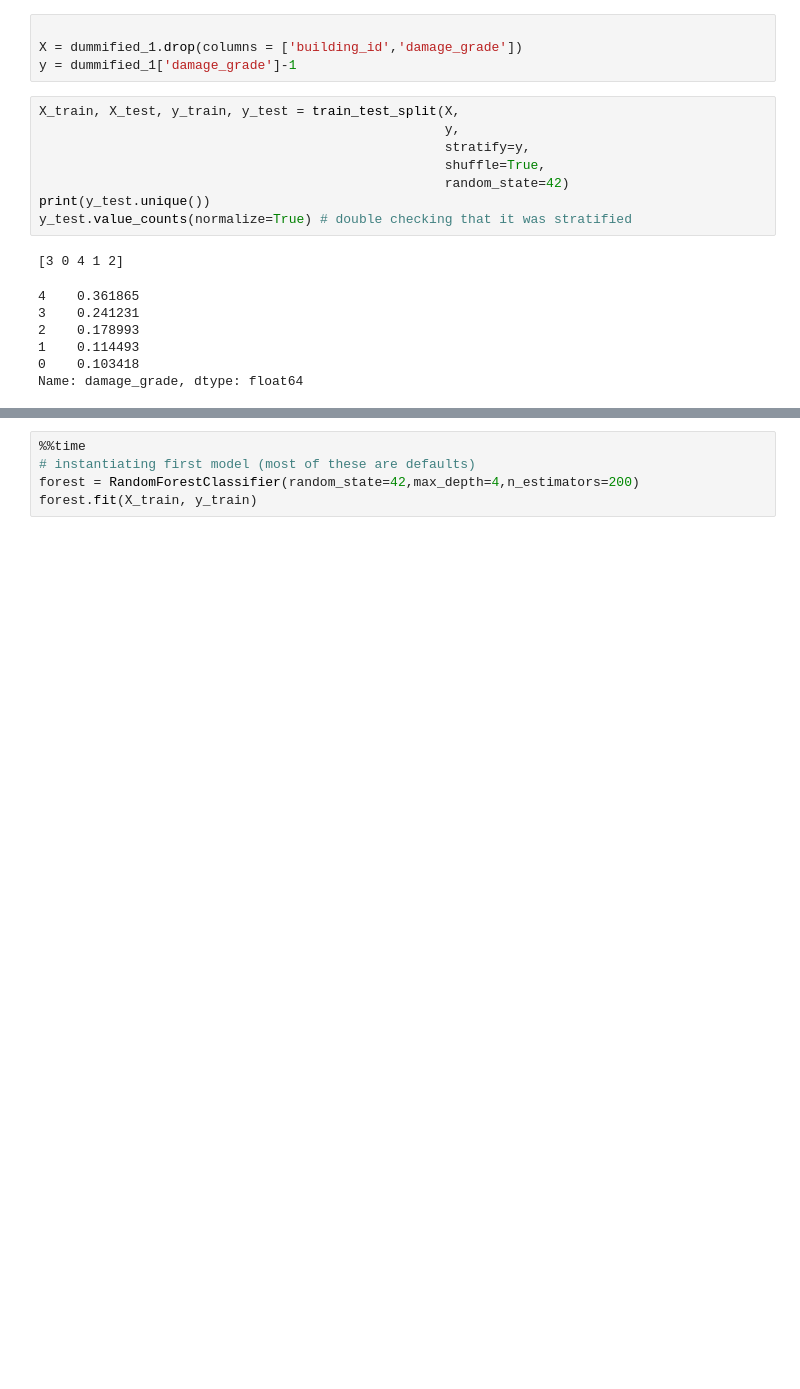
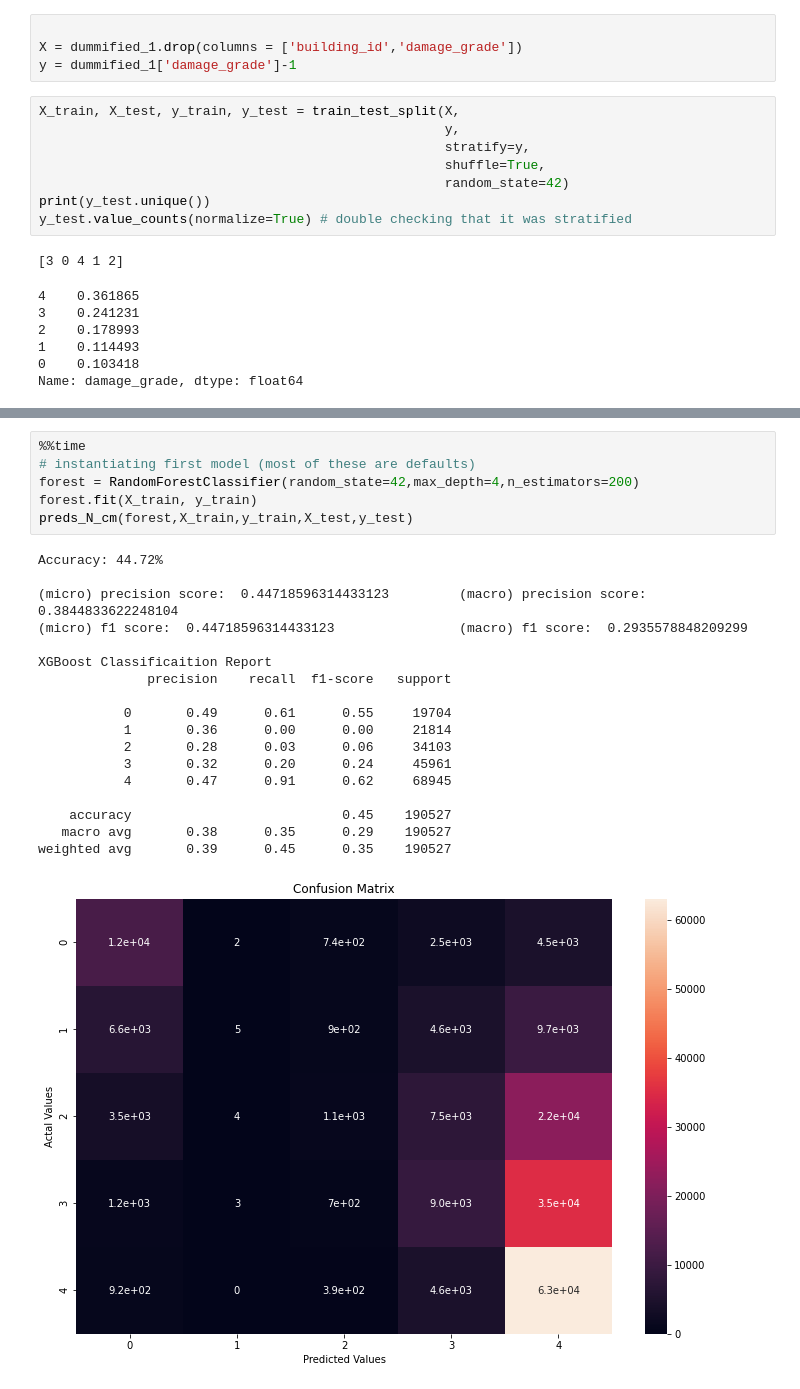
Before and after one commit to JesselyEnriquez/climateJustice, a Jupyter notebook: Code/Modeling/random_forest.ipynb, the cells around one changed output, grey strips where cells are left out. Cells and saved outputs as stored; diff of their text form; blank space fills up the shorter version.

```diff
--- a/Code/Modeling/random_forest.ipynb
+++ b/Code/Modeling/random_forest.ipynb
@@ -289,5 +368,25 @@ forest.fit(X_train, y_train)
 # %%
 %%time
 # instantiating first model (most of these are defaults)
 forest = RandomForestClassifier(random_state=42,max_depth=4,n_estimators=200)
 forest.fit(X_train, y_train)
+preds_N_cm(forest,X_train,y_train,X_test,y_test)
+# %% [output]
+Accuracy: 44.72%
+
+(micro) precision score:  0.44718596314433123         (macro) precision score:  0.3844833622248104
+(micro) f1 score:  0.44718596314433123                (macro) f1 score:  0.2935578848209299
+
+XGBoost Classificaition Report
+              precision    recall  f1-score   support
+
+           0       0.49      0.61      0.55     19704
+           1       0.36      0.00      0.00     21814
+           2       0.28      0.03      0.06     34103
+           3       0.32      0.20      0.24     45961
+           4       0.47      0.91      0.62     68945
+
+    accuracy                           0.45    190527
+   macro avg       0.38      0.35      0.29    190527
+weighted avg       0.39      0.45      0.35    190527
+[figure, added]
```
Also changed, not shown: parts of 11 cells of this notebook.
